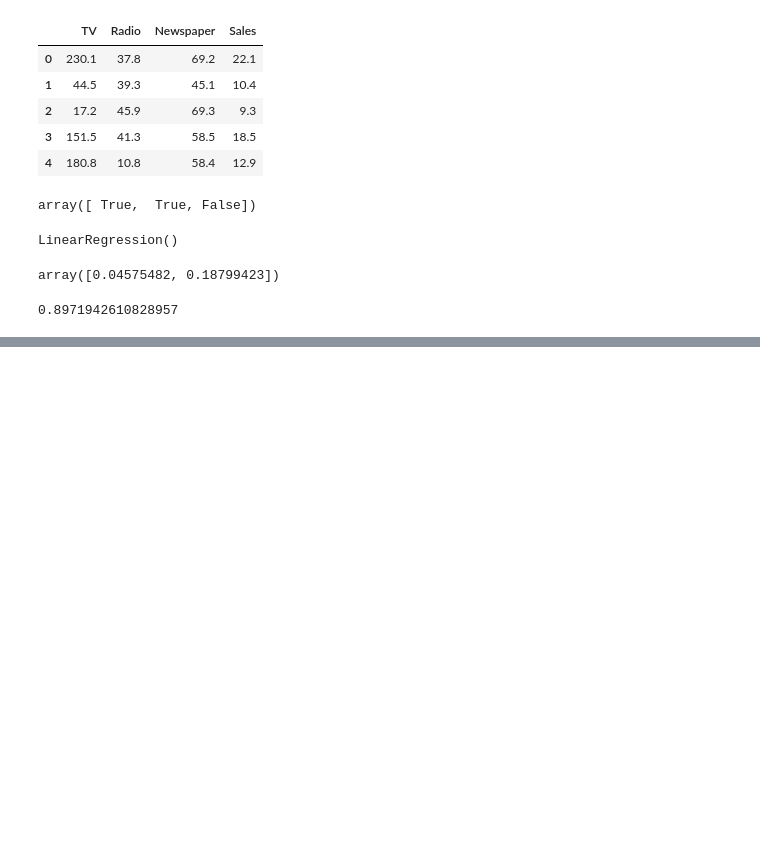
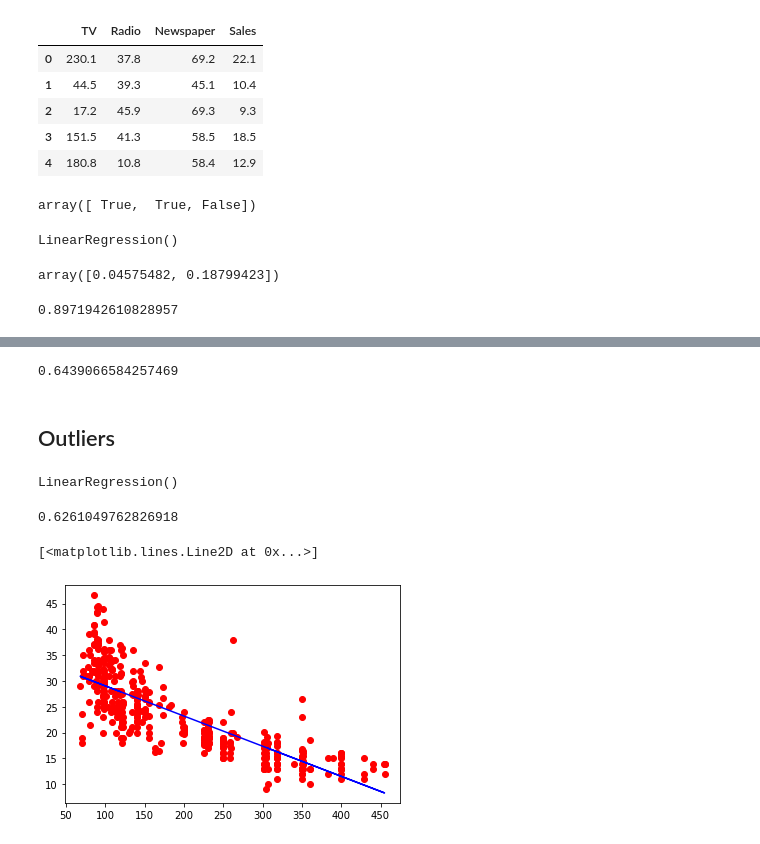
Before and after one commit to JdClavijoC/python-ml-course, a Jupyter notebook: notebooks/Regresion Lineal/Regresion-Scikit-Learn.ipynb, the cells around one changed output, grey strips where cells are left out. Saved outputs shown, nothing was run; the diff lists cells and outputs as text; code cells hidden in the pictures; blank space fills up the shorter version.

```diff
--- a/notebooks/Regresion Lineal/Regresion-Scikit-Learn.ipynb
+++ b/notebooks/Regresion Lineal/Regresion-Scikit-Learn.ipynb
@@ -45,0 +372,25 @@ lm.score(X_pred,Y)
+# %%
+lm.score(X,Y)
+# %% [output]
+0.6439066584257469
+# %% [markdown]
+## Outliers
+# %%
+X = data["displacement"].fillna(npy.mean(data["displacement"]))
+Y = data["mpg"].fillna(npy.mean(data["mpg"]))
+# %%
+lm = LinearRegression()
+lm.fit(X[:,npy.newaxis],Y)
+# %% [output]
+LinearRegression()
+# %%
+lm.score(X[:,npy.newaxis],Y)
+# %% [output]
+0.6261049762826918
+# %%
+%matplotlib inline
+plt.plot(data["displacement"],data["mpg"],'ro')
+plt.plot(X,lm.predict(X[:,npy.newaxis]),'b')
+# %% [output]
+[<matplotlib.lines.Line2D at 0x...>]
+[figure, added]
```
Also changed, not shown: parts of 65 cells of this notebook, 3 other files.
